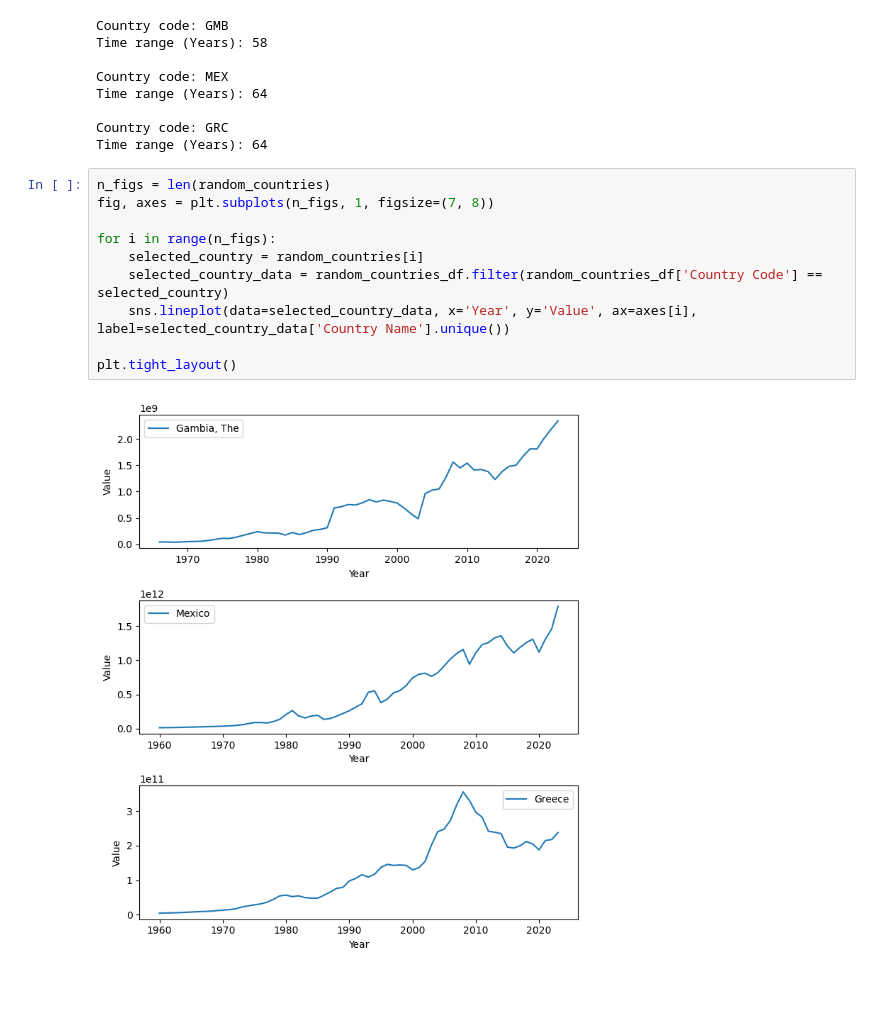
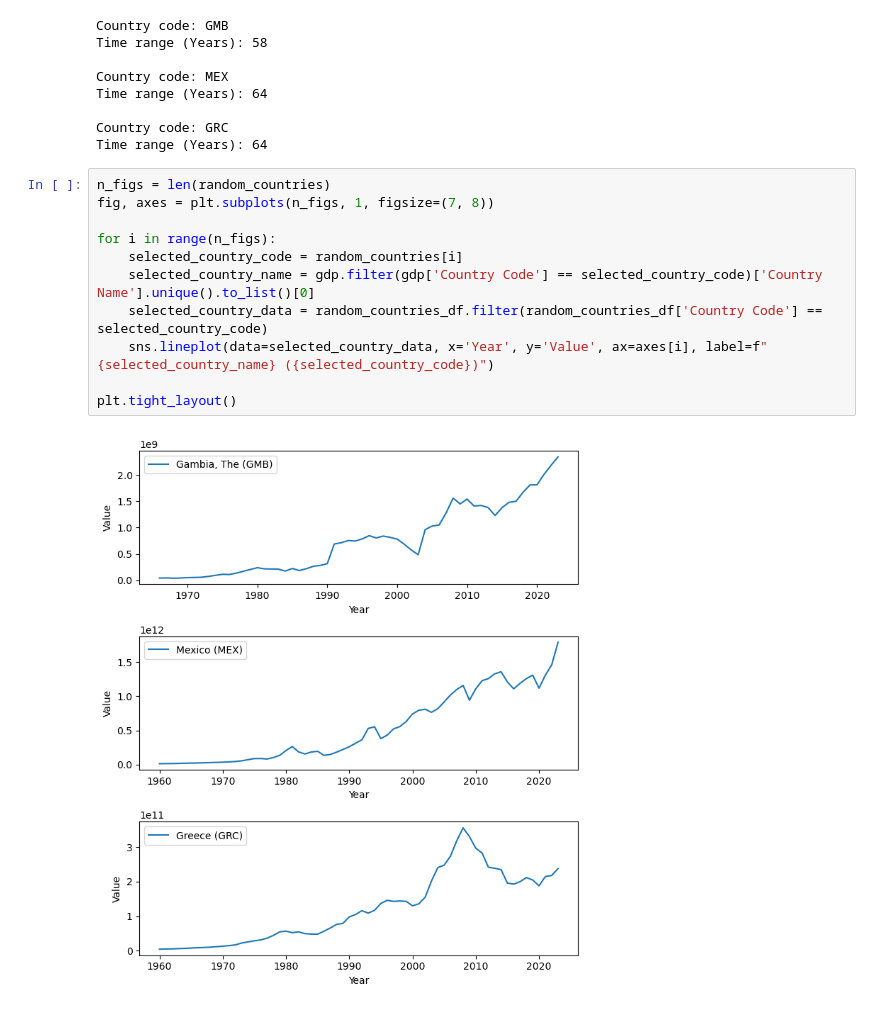
Before and after one commit to joanne-ev/personal-projects, a Jupyter notebook: gdp-analysis/gdp-challenges-python.ipynb, the cells around one changed output. Cells and saved outputs as stored; diff of their text form.

Commit message:
Fixed Explore visualisation

```diff
--- a/gdp-analysis/gdp-challenges-python.ipynb
+++ b/gdp-analysis/gdp-challenges-python.ipynb
@@ -58,12 +58,13 @@ Time range (Years): 64
 # %%
 n_figs = len(random_countries)
 fig, axes = plt.subplots(n_figs, 1, figsize=(7, 8))
 
 for i in range(n_figs):
-    selected_country = random_countries[i]
-    selected_country_data = random_countries_df.filter(random_countries_df['Country Code'] == selected_country)
-    sns.lineplot(data=selected_country_data, x='Year', y='Value', ax=axes[i], label=selected_country_data['Country Name'].unique())
+    selected_country_code = random_countries[i]
+    selected_country_name = gdp.filter(gdp['Country Code'] == selected_country_code)['Country Name'].unique().to_list()[0]
+    selected_country_data = random_countries_df.filter(random_countries_df['Country Code'] == selected_country_code)
+    sns.lineplot(data=selected_country_data, x='Year', y='Value', ax=axes[i], label=f"{selected_country_name} ({selected_country_code})")
 
 plt.tight_layout()
 # %% [output]
-[figure, old version]
+[figure, new version]
```
Also changed, not shown: parts of 2 cells of this notebook.
